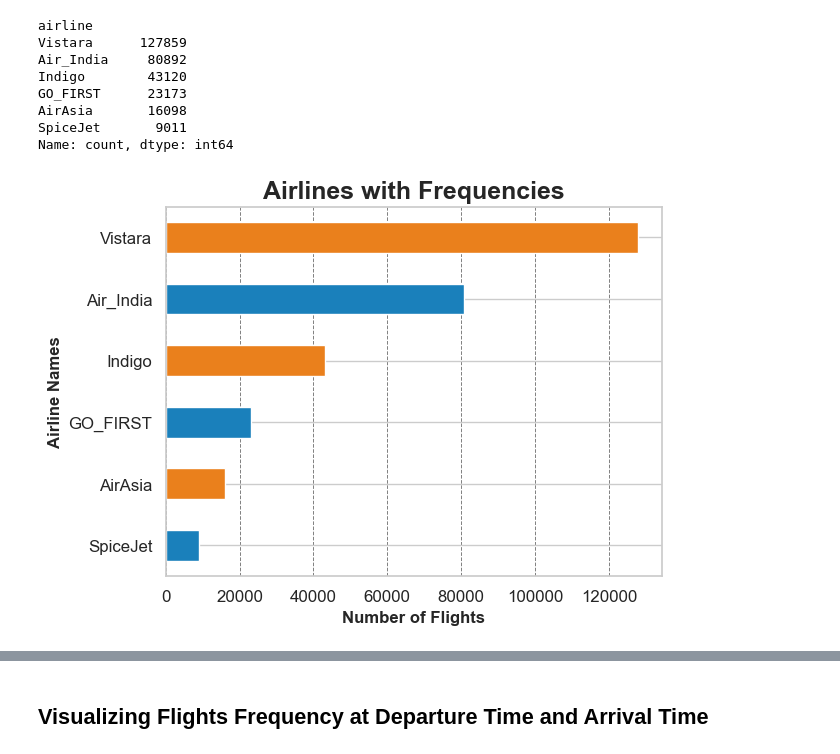
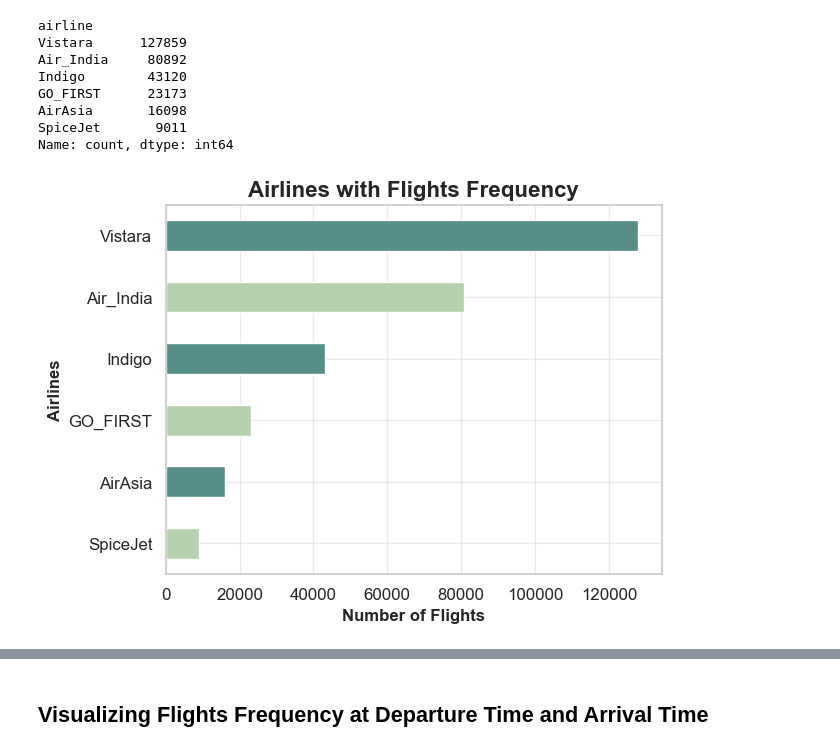
Before and after one commit to soumojit-dev/Airlines-Flight-Analysis, a Jupyter notebook: analysis.ipynb, the cells around one changed output, grey strips where cells are left out. Cells and saved outputs as stored; diff of their text form; code cells hidden in the pictures.

```diff
--- a/analysis.ipynb
+++ b/analysis.ipynb
@@ -139,12 +142,12 @@ SpiceJet       9011
 Name: count, dtype: int64
 # %%
 # plotting Airline names with their frequencies in a Horizontal Bar Graph
-df['airline'].value_counts(ascending=True).plot.barh( color= ['#1a80bb', '#ea801c'])
+df['airline'].value_counts(ascending=True).plot.barh( color= ['#b5d1ae', '#568d87'])
 
-plt.title('Airlines with Frequencies', fontdict={'fontsize':18, 'fontweight':'bold'})
-plt.xlabel('Number of Flights', fontdict={'fontsize':12, 'fontweight':'bold'})
-plt.ylabel('Airline Names', fontdict={'fontsize':12, 'fontweight':'bold'})
-plt.grid(axis='x', alpha=0.5, linestyle='--', linewidth=0.7, color= 'black')
+plt.title('Airlines with Flights Frequency', fontdict={'fontsize':16, 'fontweight':'bold'})
+plt.xlabel('Number of Flights', fontdict={'fontsize':12, 'fontweight':'semibold'})
+plt.ylabel('Airlines', fontdict={'fontsize':12, 'fontweight':'semibold'})
+plt.grid(alpha = 0.4)
 plt.show()
 # %% [output]
-[figure, old version]
+[figure, new version]
```
Also changed, not shown: parts of 23 cells of this notebook.
